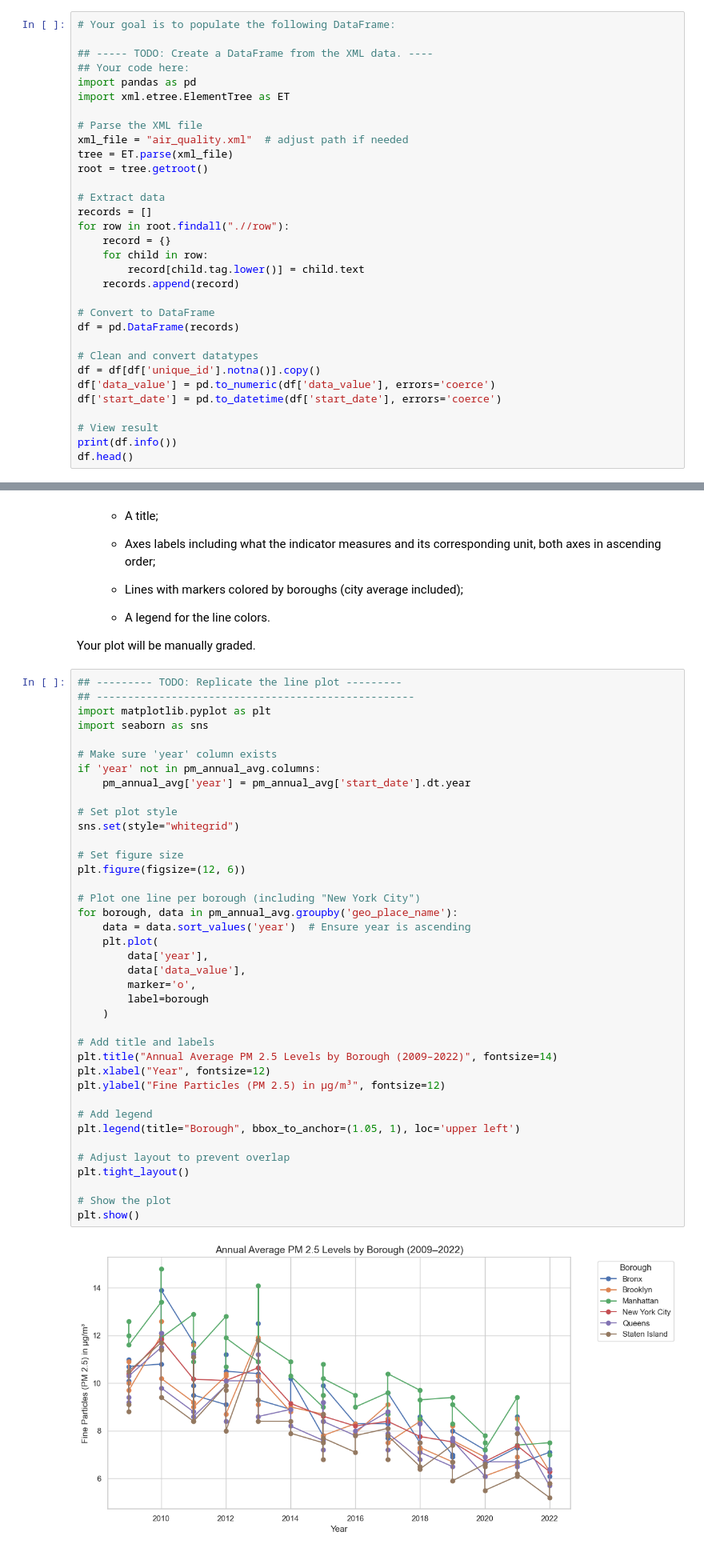
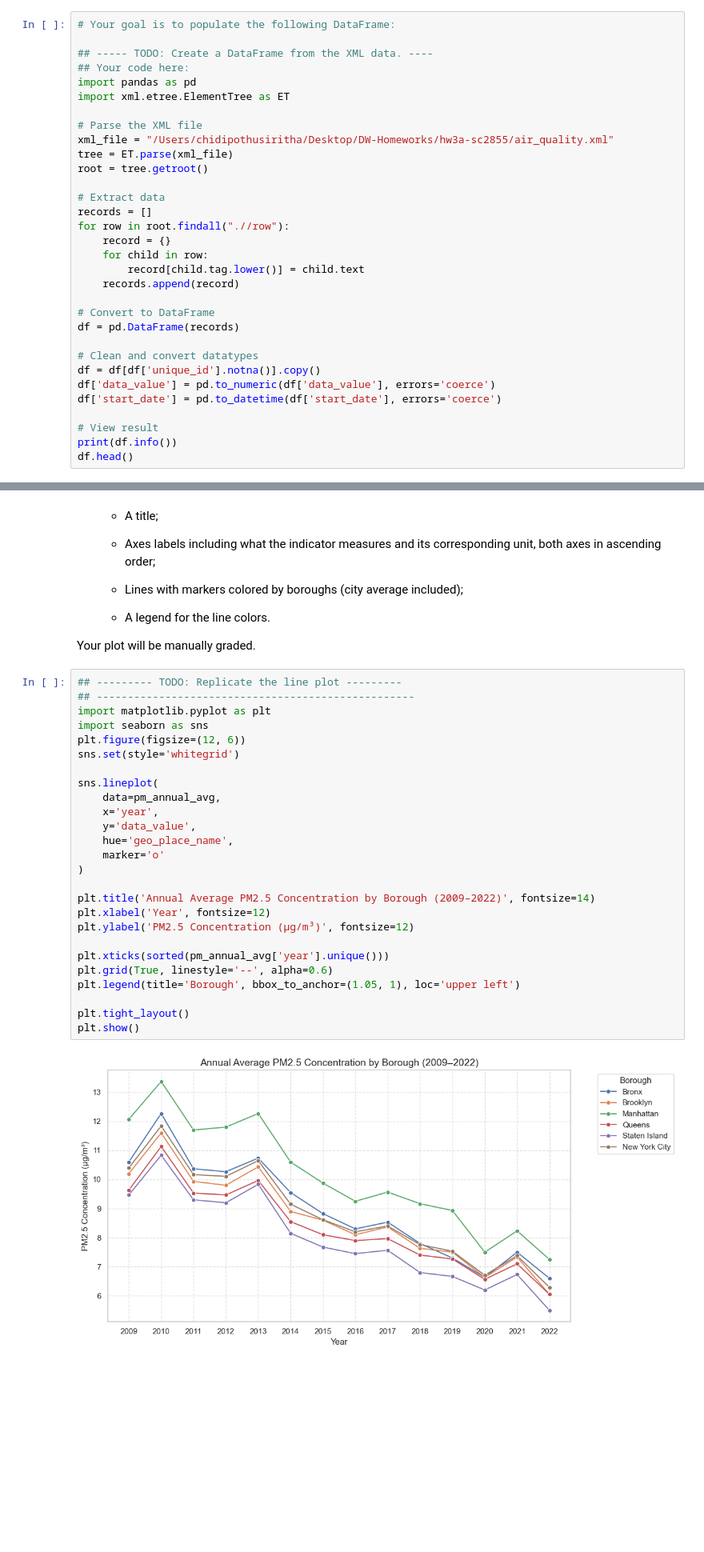
Before and after one commit to sc2855/DW-Homeworks, a Jupyter notebook: hw3a-sc2855/exercise_air_quality.ipynb, the cells around one changed output, grey strips where cells are left out. Shown at 80% size. Drawn from its saved outputs; the diff is of its cells as text; blank space fills up the shorter version.

```diff
--- a/hw3a-sc2855/exercise_air_quality.ipynb
+++ b/hw3a-sc2855/exercise_air_quality.ipynb
@@ -30,7 +30,7 @@ import pandas as pd
 import xml.etree.ElementTree as ET
 
 # Parse the XML file
-xml_file = "air_quality.xml"  # adjust path if needed
+xml_file = "/Users/chidipothusiritha/Desktop/DW-Homeworks/hw3a-sc2855/air_quality.xml"
 tree = ET.parse(xml_file)
 root = tree.getroot()
 
@@ -149,44 +140,31 @@ Your plot will be manually graded.
 # %%
 ## --------- TODO: Replicate the line plot ---------
 ## ---------------------------------------------------
 import matplotlib.pyplot as plt
 import seaborn as sns
+plt.figure(figsize=(12, 6))
+sns.set(style='whitegrid')
 
-# Make sure 'year' column exists
-if 'year' not in pm_annual_avg.columns:
-    pm_annual_avg['year'] = pm_annual_avg['start_date'].dt.year
+sns.lineplot(
+    data=pm_annual_avg,
+    x='year',
+    y='data_value',
+    hue='geo_place_name',
+    marker='o'
+)
 
-# Set plot style
-sns.set(style="whitegrid")
+plt.title('Annual Average PM2.5 Concentration by Borough (2009–2022)', fontsize=14)
+plt.xlabel('Year', fontsize=12)
+plt.ylabel('PM2.5 Concentration (µg/m³)', fontsize=12)
 
-# Set figure size
-plt.figure(figsize=(12, 6))
+plt.xticks(sorted(pm_annual_avg['year'].unique()))
+plt.grid(True, linestyle='--', alpha=0.6)
+plt.legend(title='Borough', bbox_to_anchor=(1.05, 1), loc='upper left')
 
-# Plot one line per borough (including "New York City")
-for borough, data in pm_annual_avg.groupby('geo_place_name'):
-    data = data.sort_values('year')  # Ensure year is ascending
-    plt.plot(
-        data['year'],
-        data['data_value'],
-        marker='o',
-        label=borough
-    )
-
-# Add title and labels
-plt.title("Annual Average PM 2.5 Levels by Borough (2009–2022)", fontsize=14)
-plt.xlabel("Year", fontsize=12)
-plt.ylabel("Fine Particles (PM 2.5) in µg/m³", fontsize=12)
-
-# Add legend
-plt.legend(title="Borough", bbox_to_anchor=(1.05, 1), loc='upper left')
-
-# Adjust layout to prevent overlap
 plt.tight_layout()
-
-# Show the plot
 plt.show()
 # %% [output]
-[figure, old version]
+[figure, new version]
 # %% [markdown]
 ## Q3: Hospitalizations due to air quality
 
```
Also changed, not shown: parts of 5 cells of this notebook.
